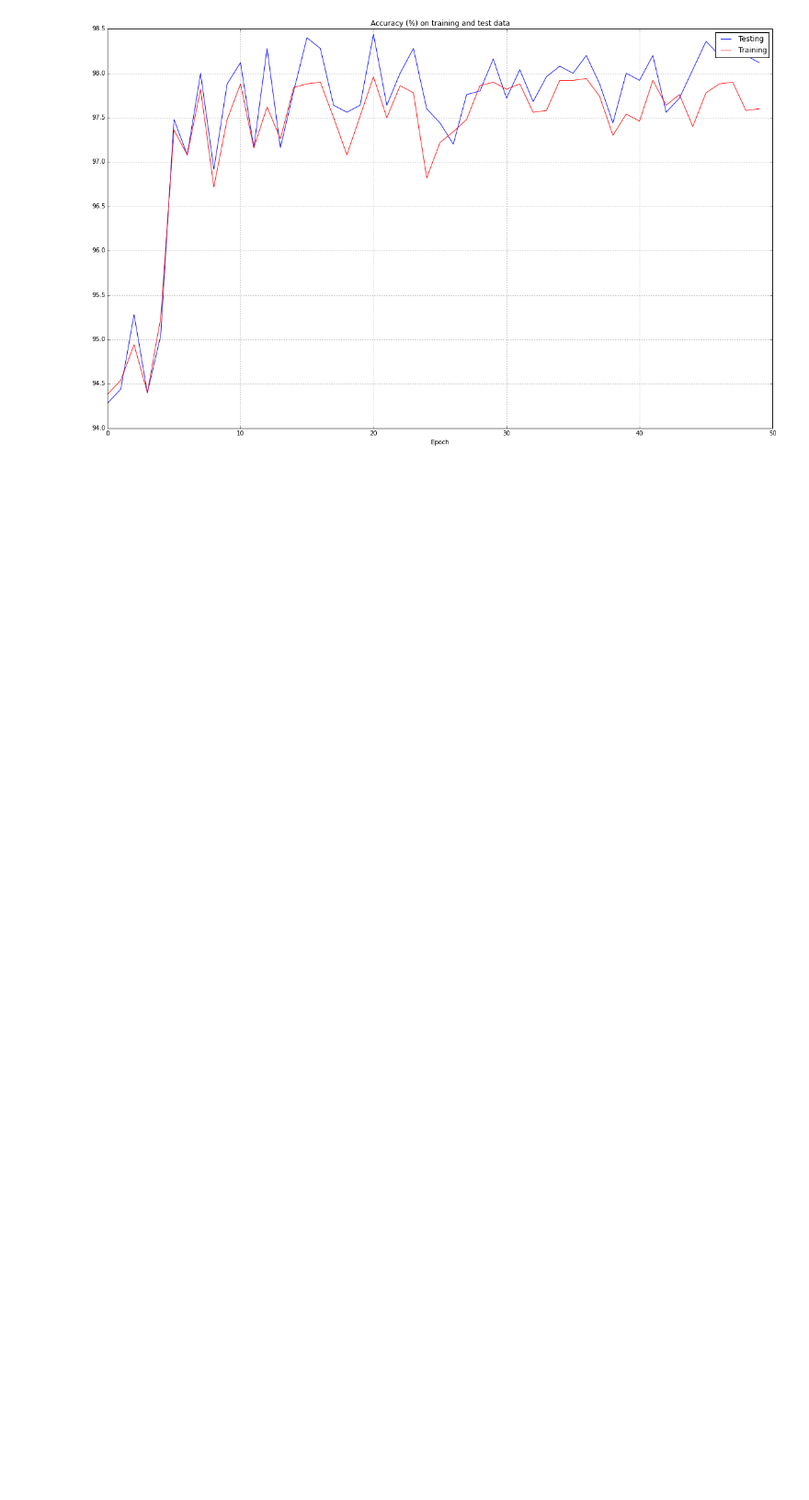
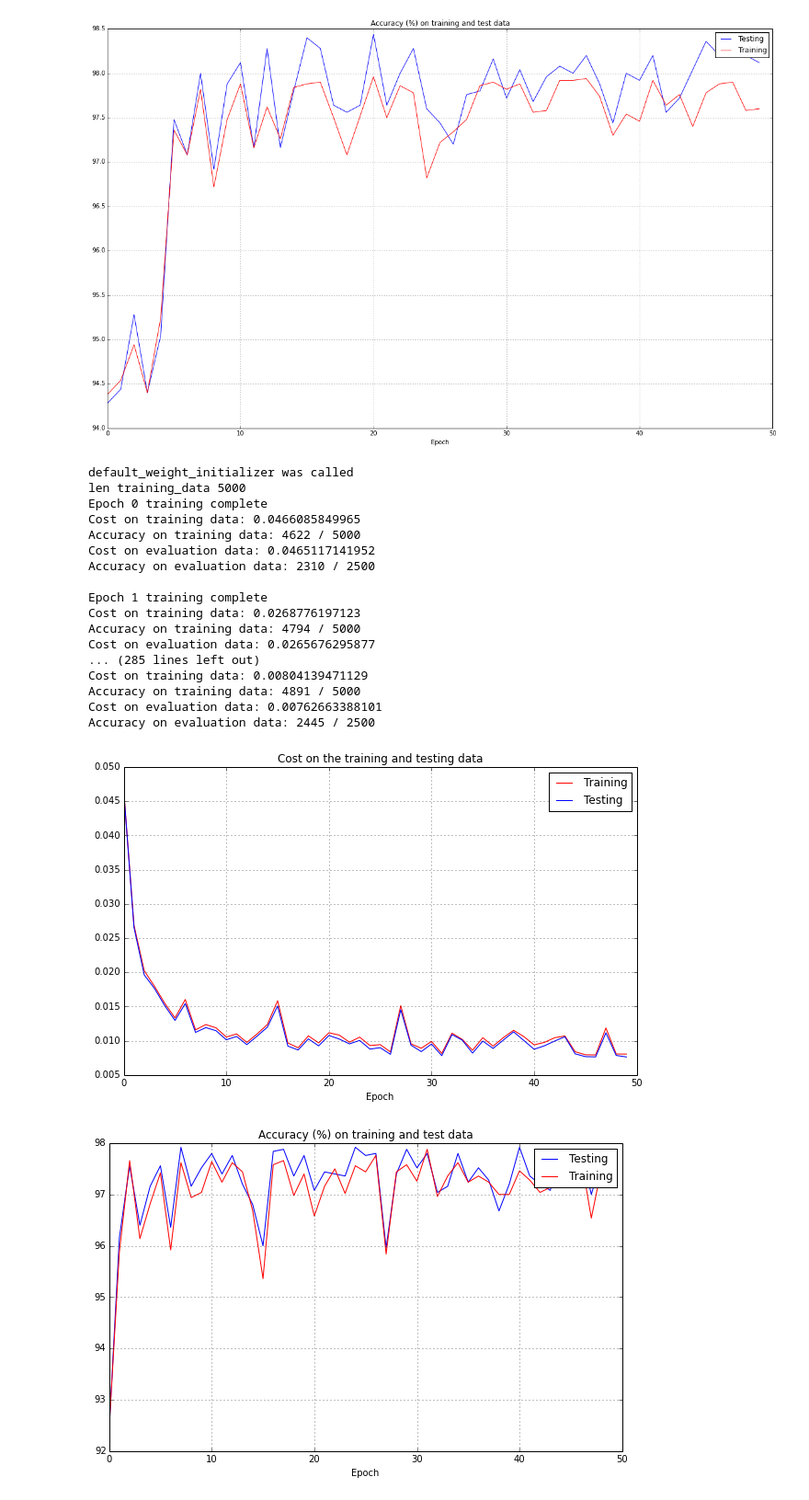
Before and after one commit to nkini/neural-networks-and-deep-learning, a Jupyter notebook: fig/Regularization effects experiments.ipynb, the cells around one changed output. Shown at 92% size. Saved outputs shown, nothing was run; the diff lists cells and outputs as text; code cells hidden in the pictures; blank space fills up the shorter version.

Commit message:
2 neuron hidden layer results added

```diff
--- a/fig/Regularization effects experiments.ipynb
+++ b/fig/Regularization effects experiments.ipynb
@@ -688,0 +696,26 @@ Accuracy on evaluation data: 2453 / 2500
+# %%
+# lambda is 0
+# default_weight_initializer used
+# identity function used at the output layer
+# layers used were [1,2,1]
+overfitting2.main('re-step-size2-lmbda-0', 50, training_set_size=5000, lmbda=0.0, size=[1,2,1], cost=network2.QuadraticCost)
+# %% [output]
+default_weight_initializer was called
+len training_data 5000
+Epoch 0 training complete
+Cost on training data: 0.0466085849965
+Accuracy on training data: 4622 / 5000
+Cost on evaluation data: 0.0465117141952
+Accuracy on evaluation data: 2310 / 2500
+
+Epoch 1 training complete
+Cost on training data: 0.0268776197123
+Accuracy on training data: 4794 / 5000
+Cost on evaluation data: 0.0265676295877
+... (285 lines left out)
+Cost on training data: 0.00804139471129
+Accuracy on training data: 4891 / 5000
+Cost on evaluation data: 0.00762663388101
+Accuracy on evaluation data: 2445 / 2500
+[figure, added]
+[figure, added]
```
Also changed, not shown: parts of 6 cells of this notebook, 8 other files.
